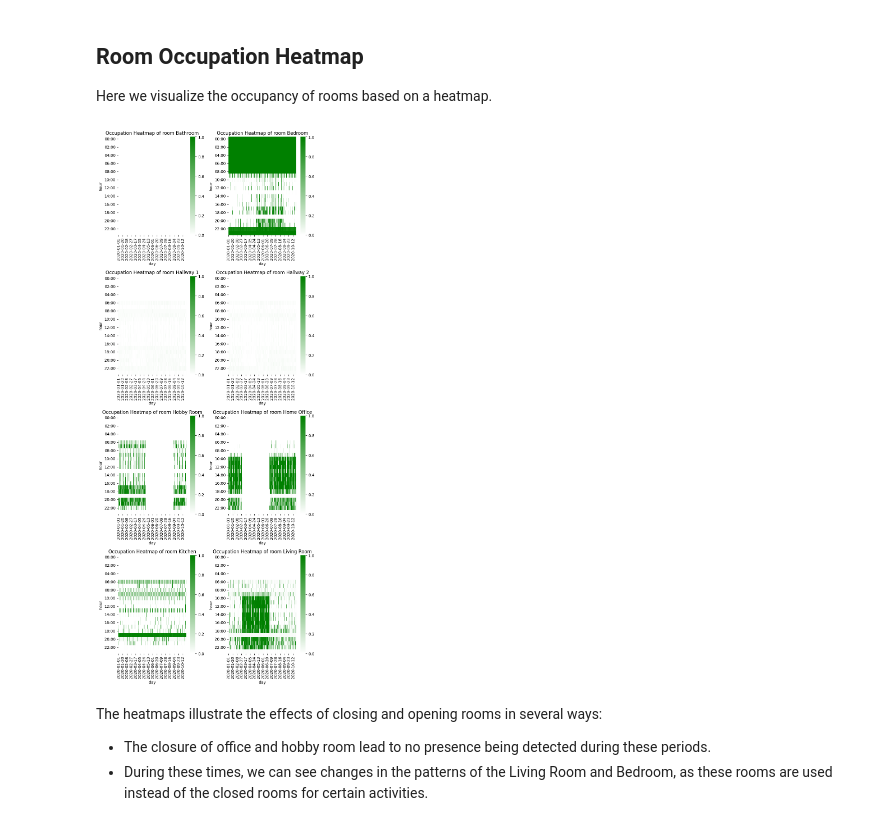
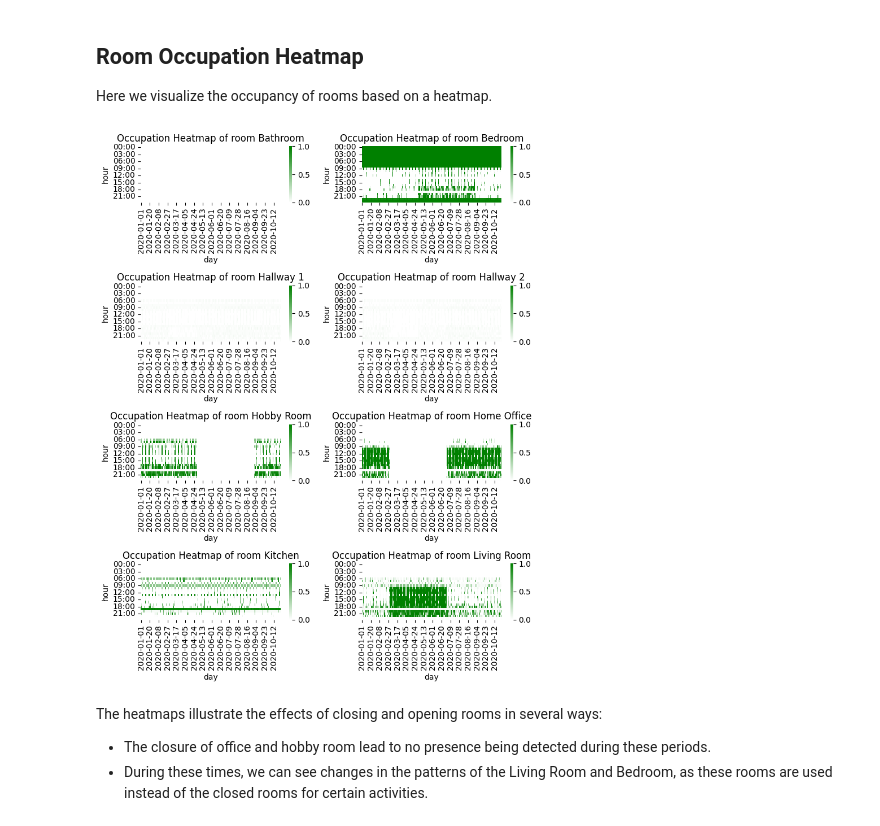
Before and after one commit to frank-trollmann/evohome, a Jupyter notebook: examples/room_change_scenario/notebooks/data_exploration.ipynb, the cells around one changed output. Saved outputs shown, nothing was run; the diff lists cells and outputs as text; code cells hidden in the pictures.

Commit message:
feat: cleanup of documentation for room change scenario

```diff
--- a/examples/room_change_scenario/notebooks/data_exploration.ipynb
+++ b/examples/room_change_scenario/notebooks/data_exploration.ipynb
@@ -63,27 +69,26 @@ below are five random samples
 Here we visualize the occupancy of rooms based on a heatmap.
 # %%
 
-
 nr_cols = 2
-fig, subplots = plt.subplots(ncols= nr_cols,nrows= (nr_rooms+1) //nr_cols, figsize = (8,20))
+fig, subplots = plt.subplots(ncols= nr_cols,nrows= (nr_rooms+1) //nr_cols, figsize = (8,10))
 
 for room_index in range(nr_rooms):
    ax = subplots[room_index//nr_cols][room_index% nr_cols]
    ax.set_title(f"Occupation Heatmap of room {room_names[room_index]}")
    sns.heatmap(data =complete_data.groupby([complete_data.date.dt.strftime('%Y-%m-%d'), complete_data.date.dt.strftime('%H:00')])
       [f"room_{room_index}"].mean()
       .rename_axis(index=['day','hour'])
       .unstack(level=0),
       vmin= 0,
       vmax = 1,
       cmap=LinearSegmentedColormap.from_list('rg',["w", "g"], N=256),
       ax=ax
    )
 
 fig.tight_layout()
 plt.show()
 # %% [output]
-[figure, old version]
+[figure, new version]
 # %% [markdown]
 The heatmaps illustrate the effects of closing and opening rooms in several ways:
 - The closure of office and hobby room lead to no presence being detected during these periods.
```
Also changed, not shown: parts of 3 cells of this notebook, 5 other files.
